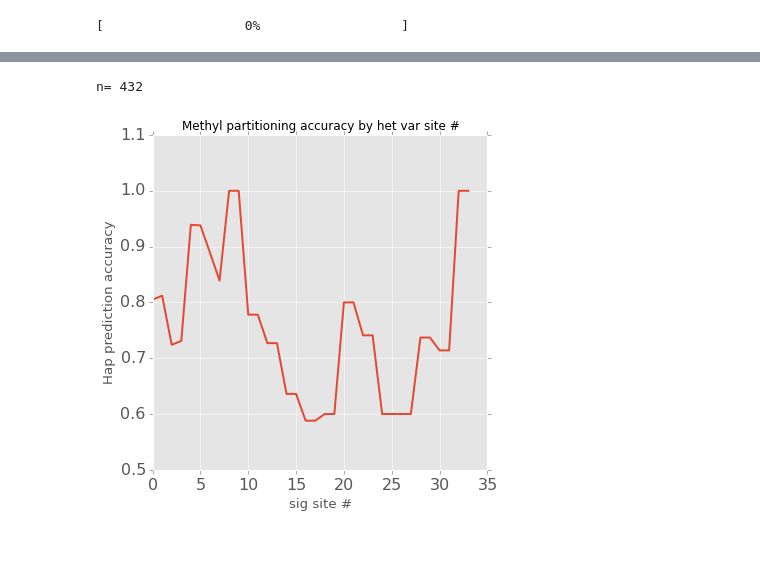
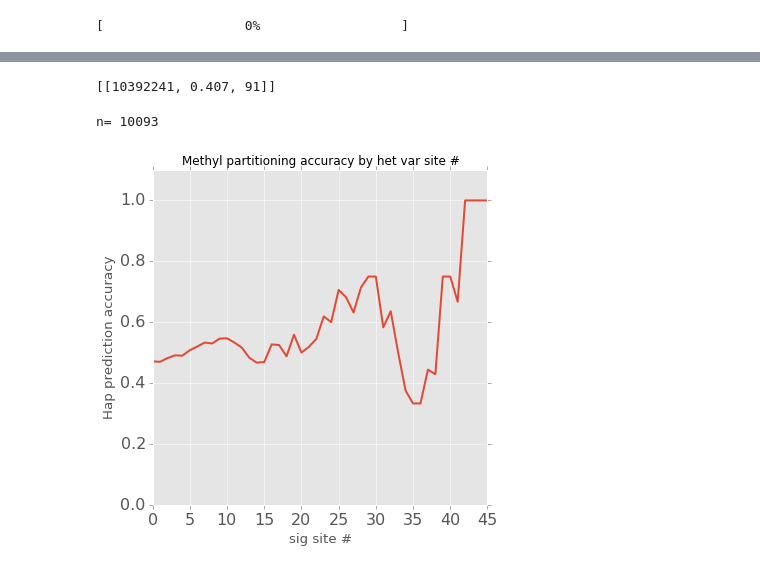
Before and after one commit to ryananeff/bashir-ipy, a Jupyter notebook: ipython/methyl_block_linker.ipynb, the cells around one changed output, grey strips where cells are left out. Cells and saved outputs as stored; diff of their text form; code cells hidden in the pictures.

```diff
--- a/ipython/methyl_block_linker.ipynb
+++ b/ipython/methyl_block_linker.ipynb
@@ -65,6 +67,9 @@ def reverse_compl(seq):
 # %%
-sequences = dict( (s.name, s) for s in ht.FastaReader("/hpc/users/neffr01/jason_new/contig_000000F.fa") )
-block_reader = HapCutReader('/hpc/users/neffr01/jason_new/hapcut_outputs/hg002_re_000000F/hapcut_qv13_mq10/hg002_hapcut_000000F.hapcut')
+#sequences = dict( (s.name, s) for s in ht.FastaReader("/hpc/users/neffr01/jason_new/contig_000000F.fa") )
+block_reader = HapCutReader('/hpc/users/neffr01/jason_new/hapcut_outputs/hg002_re_000000F/ipds_fwd/test_hapcut_sig_denovo_merged_2.hapcut')
+# %%
+vcf_file = pd.read_csv('/hpc/users/neffr01/jason_new/hapcut_outputs/hg002_re_000000F/ipds_fwd/hg002_fwd_all_positions_merged.tsv_sig.vcf',
+                      sep='\t', header=None)
 # %%
 siteslist = []
 pbar = ProgressBar(61100)
@@ -215,16 +150,17 @@ pltarr = []
 t = len(predictions)
 print "n=", len(predictions)
 for var in range(0,150,2):
-    predcheck = [i for i in predictions if (i[5] > var) & (i[5] < var+10)]
+    predcheck = [i for i in predictions if (i[5] > var) & (i[5] < var+8)]
+    predcheck = [i for i in predcheck if (i[4] != 0)]
     if len(predcheck) == 0:
         break
-    acc = round(np.mean([1 if i[3] == i[4] else 0 for i in predcheck]), 3)
+    acc = round(np.mean([1 if (i[3] == i[4]) else 0 for i in predcheck]), 3)
     n = len(predcheck)
     pltarr.append([var, acc, n])
     #print "partition variants >=", var, "prediction acc:", acc , "n %", n/float(t)*100
 plt.title("Methyl partitioning accuracy by sig site #")
 plt.plot([i[0] for i in pltarr], [i[1] for i in pltarr])
-plt.ylim([0.5,1.1])
+plt.ylim([0,1.1])
 plt.xlabel("sig site #", fontsize='small')
 plt.ylabel("Hap prediction accuracy", fontsize='small')
 plt.show()
@@ -233,0 +174,24 @@ n= 432
+# %%
+rcParams['figure.figsize'] = (6, 6)
+rcParams['axes.titlesize'] = 12
+pltarr = []
+t = len(predictions)
+print "n=", len(predictions)
+for checkpos in range(8712241,10421250,10000):
+    #print checkpos
+    predcheck = [i for i in predictions if (i[2] <= checkpos) & (i[2] >= checkpos-50000)]
+    predcheck = [i for i in predcheck if (i[4] != 0)]
+    acc = round(np.mean([1 if (i[3] == i[4]) & (i[4] != 0) else 0 for i in predcheck]), 3)
+    if acc < 0.5:
+        acc = 1-acc
+    n = len(predcheck)
+    if n != 0:
+        pltarr.append([checkpos, acc, n])
+plt.plot([i[0] for i in pltarr], [i[2] for i in pltarr])
+plt.show()
+plt.title("Methyl partitioning accuracy by residual separation")
+plt.plot([i[0] for i in pltarr], [i[1] for i in pltarr])
+#plt.ylim([0,1.1])
+plt.xlabel("residual separation", fontsize='small')
+plt.ylabel("Hap prediction accuracy", fontsize='small')
+plt.show()
@@ -234,23 +202,28 @@ n= 432
+# %%
+pltarr
+# %% [output]
+[[10392241, 0.407, 91]]
 # %%
 rcParams['figure.figsize'] = (6, 6)
 rcParams['axes.titlesize'] = 12
 pltarr = []
 t = len(predictions)
 print "n=", len(predictions)
 for var in range(0,50,1):
     predcheck = [i for i in predictions if (i[6] > var) & (i[6] < var+5)]
+    predcheck = [i for i in predcheck if (i[4] != 0)]
     if len(predcheck) == 0:
         break
-    acc = round(np.mean([1 if i[3] == i[4] else 0 for i in predcheck]), 3)
+    acc = round(np.mean([1 if (i[3] == i[4]) & (i[4] != 0) else 0 for i in predcheck]), 3)
     n = len(predcheck)
     pltarr.append([var, acc, n])
     #print "partition variants >=", var, "prediction acc:", acc , "n %", n/float(t)*100
 plt.title("Methyl partitioning accuracy by het var site #")
 plt.plot([i[0] for i in pltarr], [i[1] for i in pltarr])
-plt.ylim([0.5,1.1])
+plt.ylim([0,1.1])
 plt.xlabel("sig site #", fontsize='small')
 plt.ylabel("Hap prediction accuracy", fontsize='small')
 plt.show()
 # %% [output]
-n= 432
+n= 10093
-[figure, old version]
+[figure, new version]
```
Also changed, not shown: parts of 6 cells of this notebook, 15 other files.
